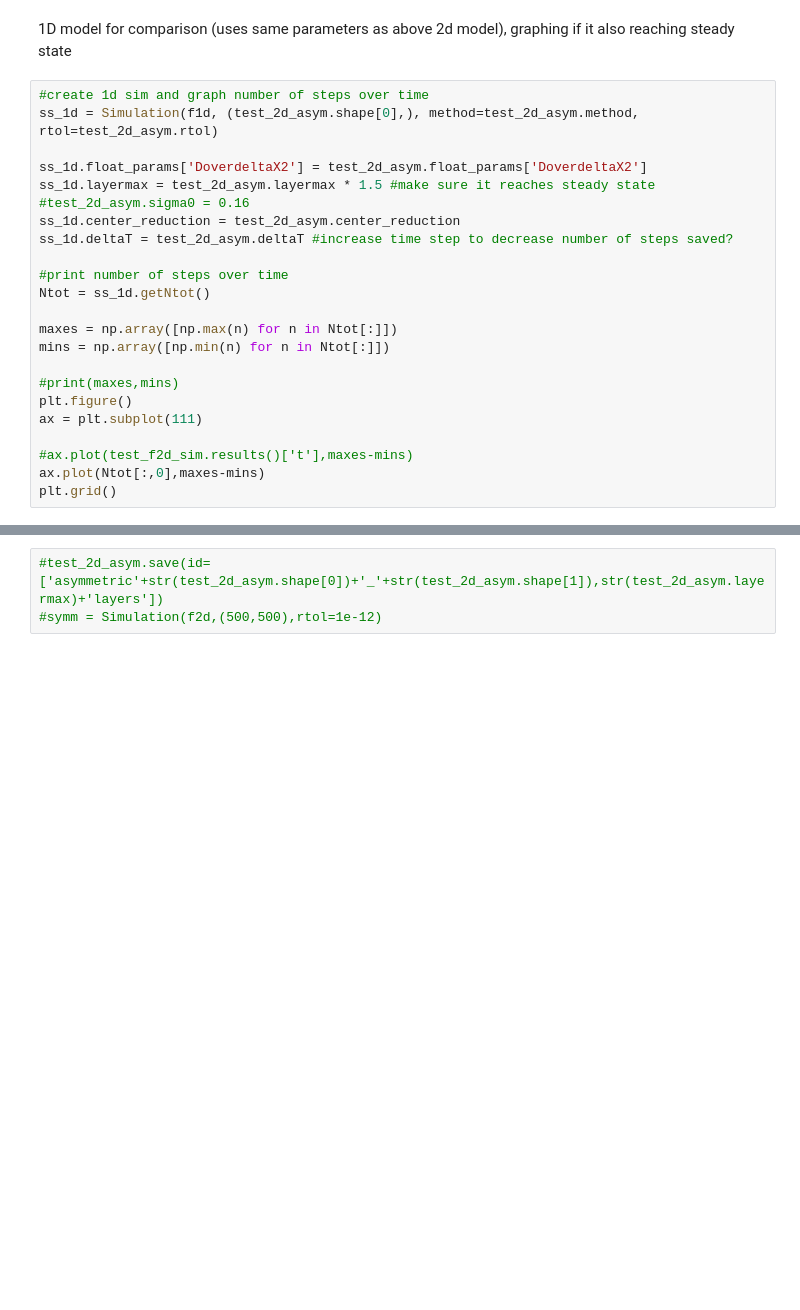
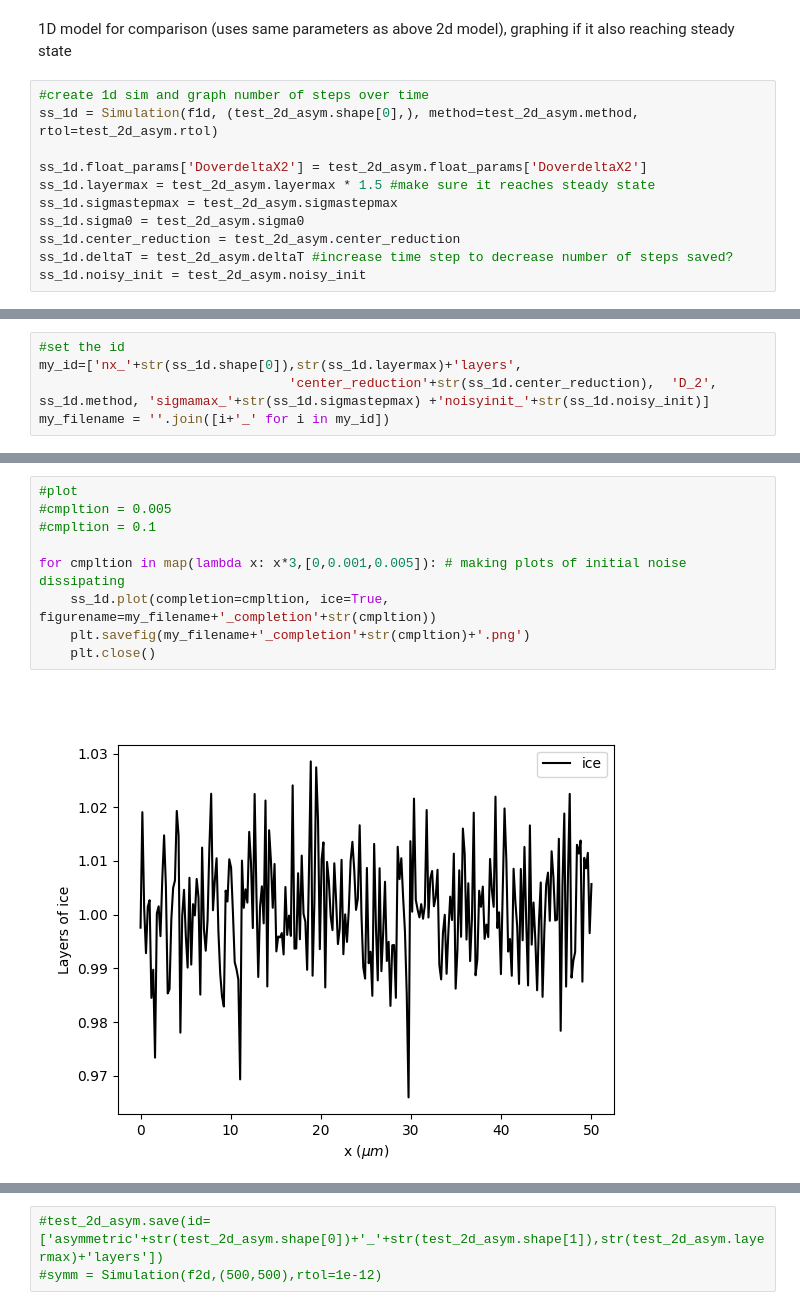
Before and after one commit to upschemistry/icecontinuum, a Jupyter notebook: bloom_2022/experiments.ipynb, the cells around one changed output, grey strips where cells are left out. Drawn from its saved outputs; the diff is of its cells as text; blank space fills up the shorter version.

```diff
--- a/bloom_2022/experiments.ipynb
+++ b/bloom_2022/experiments.ipynb
@@ -124,20 +137,8 @@ ss_1d = Simulation(f1d, (test_2d_asym.shape[0],), method=test_2d_asym.method, rt
 
 ss_1d.float_params['DoverdeltaX2'] = test_2d_asym.float_params['DoverdeltaX2']
 ss_1d.layermax = test_2d_asym.layermax * 1.5 #make sure it reaches steady state
-#test_2d_asym.sigma0 = 0.16
+ss_1d.sigmastepmax = test_2d_asym.sigmastepmax
+ss_1d.sigma0 = test_2d_asym.sigma0
 ss_1d.center_reduction = test_2d_asym.center_reduction
 ss_1d.deltaT = test_2d_asym.deltaT #increase time step to decrease number of steps saved?
-
-#print number of steps over time
-Ntot = ss_1d.getNtot()
-
-maxes = np.array([np.max(n) for n in Ntot[:]])
-mins = np.array([np.min(n) for n in Ntot[:]])
-
-#print(maxes,mins)
-plt.figure()
-ax = plt.subplot(111)
-
-#ax.plot(test_f2d_sim.results()['t'],maxes-mins)
-ax.plot(Ntot[:,0],maxes-mins)
-plt.grid()
+ss_1d.noisy_init = test_2d_asym.noisy_init
@@ -146,0 +145,5 @@ breaking because reached max number of layers grown
+# %%
+#set the id
+my_id=['nx_'+str(ss_1d.shape[0]),str(ss_1d.layermax)+'layers',
+                                'center_reduction'+str(ss_1d.center_reduction),  'D_2', ss_1d.method, 'sigmamax_'+str(ss_1d.sigmastepmax) +'noisyinit_'+str(ss_1d.noisy_init)]
+my_filename = ''.join([i+'_' for i in my_id])
@@ -146,0 +167,11 @@ breaking because reached max number of layers grown
+# %%
+#plot
+#cmpltion = 0.005
+#cmpltion = 0.1
+
+for cmpltion in map(lambda x: x*3,[0,0.001,0.005]): # making plots of initial noise dissipating
+    ss_1d.plot(completion=cmpltion, ice=True, figurename=my_filename+'_completion'+str(cmpltion))
+    plt.savefig(my_filename+'_completion'+str(cmpltion)+'.png')
+    plt.close()
+# %% [output]
+[figure, added]
```
Also changed, not shown: parts of 10 cells of this notebook, 13 other files.
